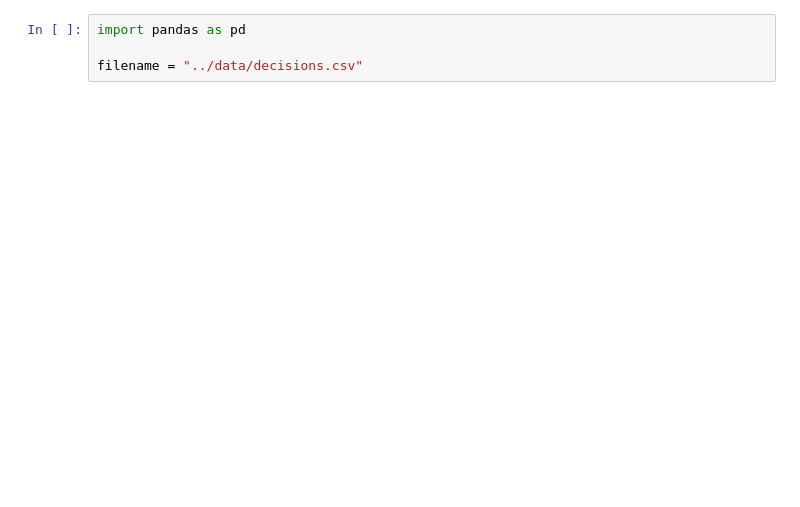
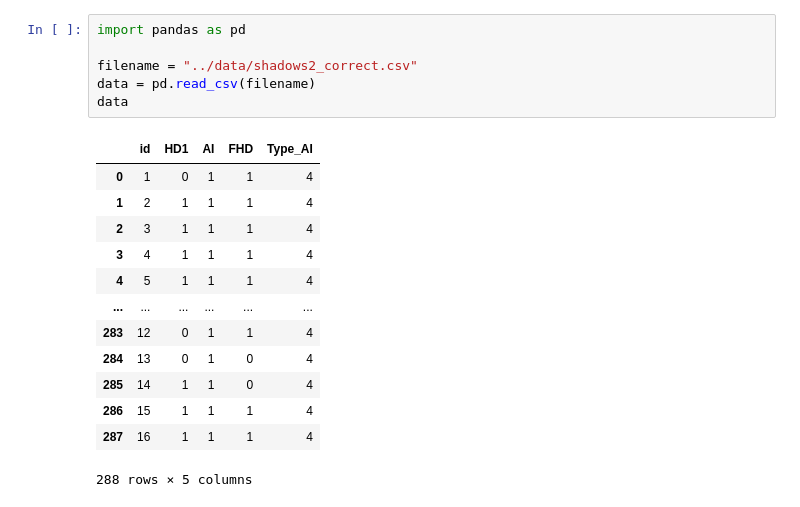
Before and after one commit to MUDILab/evaluate-human-ai-interaction, a Jupyter notebook: examples/example_chi_diagrams.ipynb, the cells around one changed output. Saved outputs shown, nothing was run; the diff lists cells and outputs as text; blank space fills up the shorter version.

```diff
--- a/examples/example_chi_diagrams.ipynb
+++ b/examples/example_chi_diagrams.ipynb
@@ -3,6 +11,22 @@ import numpy as np
 # %%
 import pandas as pd
 
-filename = "../data/decisions.csv"
+filename = "../data/shadows2_correct.csv"
+data = pd.read_csv(filename)
+data
+# %% [output]
+|  | id | HD1 | AI | FHD | Type_AI |
+| 0 | 1 | 0 | 1 | 1 | 4 |
+| 1 | 2 | 1 | 1 | 1 | 4 |
+| 2 | 3 | 1 | 1 | 1 | 4 |
+| 3 | 4 | 1 | 1 | 1 | 4 |
+| 4 | 5 | 1 | 1 | 1 | 4 |
+| ... | ... | ... | ... | ... | ... |
+| 283 | 12 | 0 | 1 | 1 | 4 |
+| 284 | 13 | 0 | 1 | 0 | 4 |
+| 285 | 14 | 1 | 1 | 0 | 4 |
+| 286 | 15 | 1 | 1 | 1 | 4 |
+| 287 | 16 | 1 | 1 | 1 | 4 |
+288 rows × 5 columns
 # %%
 def compute_factor(all_data, hd1, ai, fhd, complexity, group):
```
Also changed, not shown: parts of 14 cells of this notebook, 3 other files.
